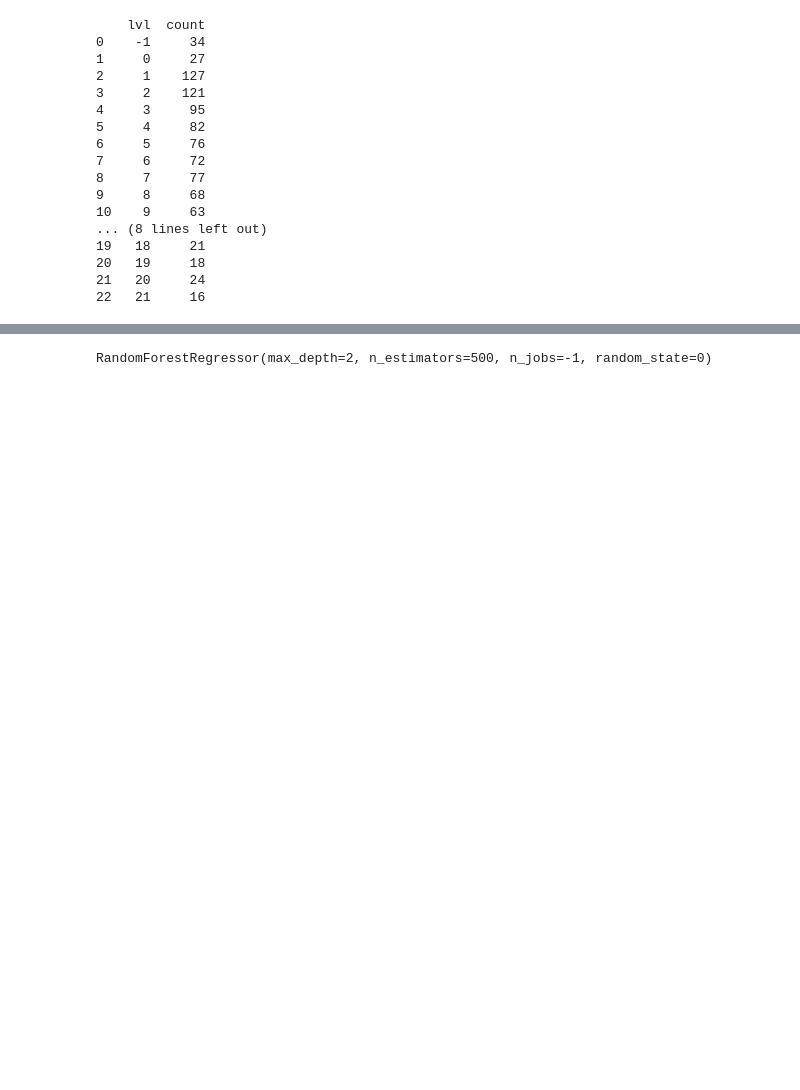
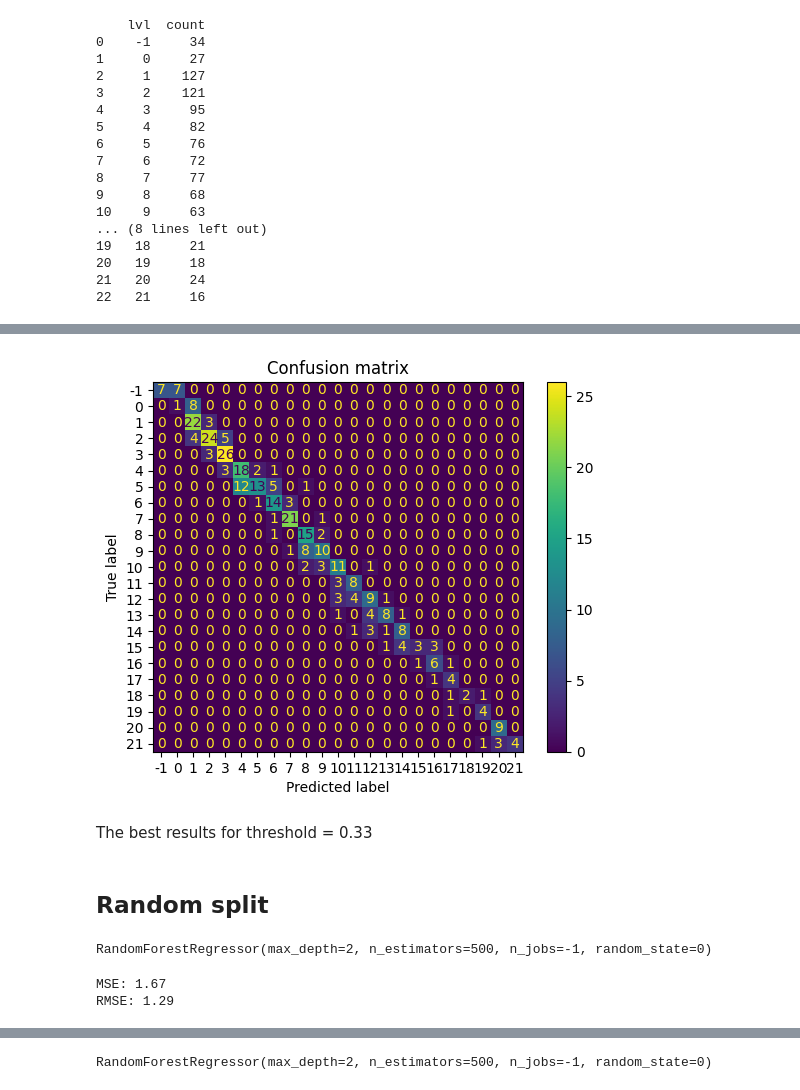
Before and after one commit to Paulina100/ML-for-TTRPG-game-design, a Jupyter notebook: notebooks/models/system_random_forest.ipynb, the cells around one changed output, grey strips where cells are left out. Saved outputs shown, nothing was run; the diff lists cells and outputs as text; code cells hidden in the pictures; blank space fills up the shorter version.

```diff
--- a/notebooks/models/system_random_forest.ipynb
+++ b/notebooks/models/system_random_forest.ipynb
@@ -144,0 +366,19 @@ X_test_random_split = X_test_random_split.drop(columns=["book"])
+# %%
+round_predict_33 = np.where(
+    (predict % 1) > 0.33, np.ceil(predict), np.floor(predict)
+).astype("int")
+
+plot_confusion_matrix("round", round_predict_33, y_test)
+# %% [output]
+[figure, added]
+# %% [markdown]
+The best results for threshold = 0.33
+# %% [markdown]
+## Random split
+# %%
+from sklearn.ensemble import RandomForestRegressor
+
+rf_reg = RandomForestRegressor(n_estimators=500, max_depth=2, random_state=0, n_jobs=-1)
+rf_reg.fit(X_train_random_split, y_train_random_split)
+# %% [output]
+RandomForestRegressor(max_depth=2, n_estimators=500, n_jobs=-1, random_state=0)
@@ -144,0 +388,9 @@ X_test_random_split = X_test_random_split.drop(columns=["book"])
+# %%
+mse = mean_squared_error(y_test_random_split, y_pred_test)
+rmse = mean_squared_error(y_test_random_split, y_pred_test, squared=False)
+
+print(f"MSE: {mse:.2f}")
+print(f"RMSE: {rmse:.2f}")
+# %% [output]
+MSE: 1.67
+RMSE: 1.29
```
Also changed, not shown: parts of 175 cells of this notebook, 1 other file.
